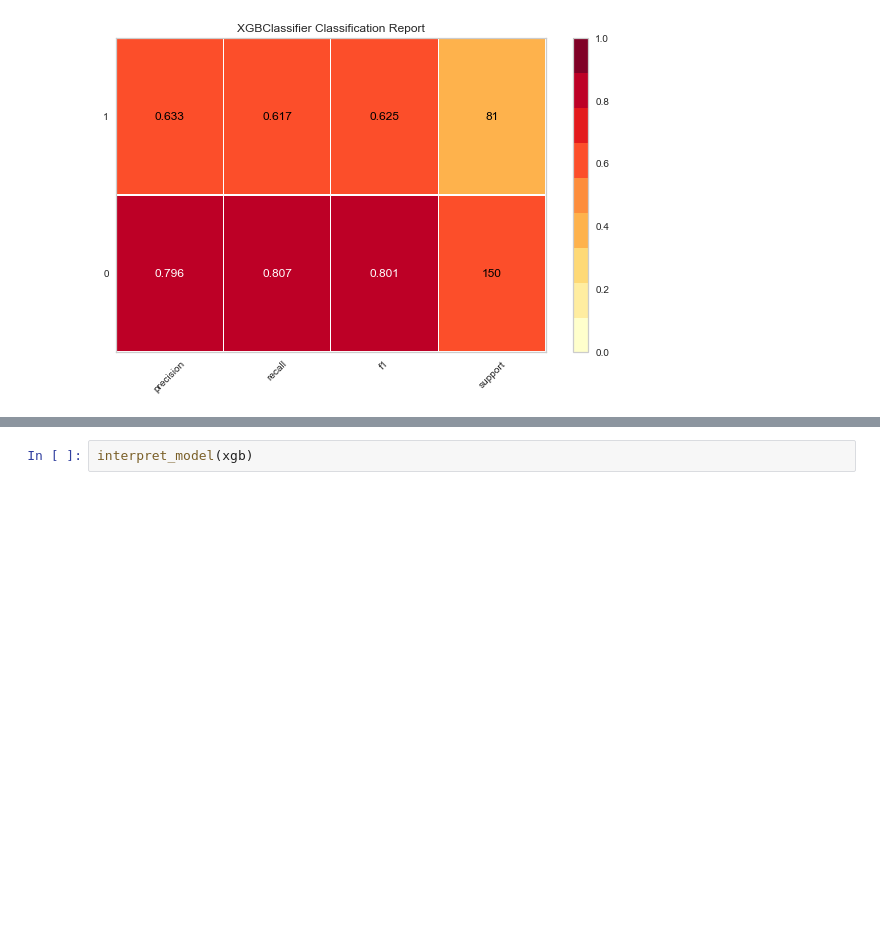
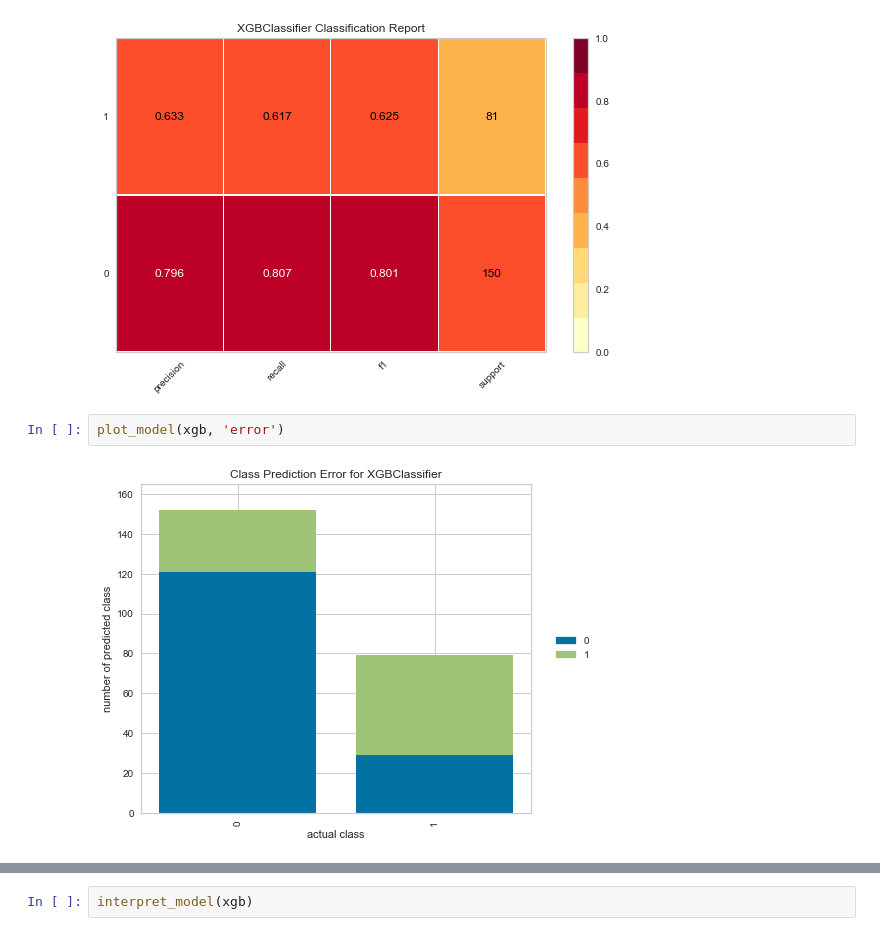
Before and after one commit to montgoz007/bugs-caret, a Jupyter notebook: bugsC.ipynb, the cells around one changed output, grey strips where cells are left out. Drawn from its saved outputs; the diff is of its cells as text; blank space fills up the shorter version.

Commit message:
adding additional charting

```diff
--- a/bugsC.ipynb
+++ b/bugsC.ipynb
@@ -76,3 +88,7 @@ plot_model(xgb, 'confusion_matrix')
 plot_model(xgb, 'class_report')
 # %% [output]
 [figure]
+# %%
+plot_model(xgb, 'error')
+# %% [output]
+[figure, added]
```
Also changed, not shown: parts of 12 cells of this notebook, 1 other file.
